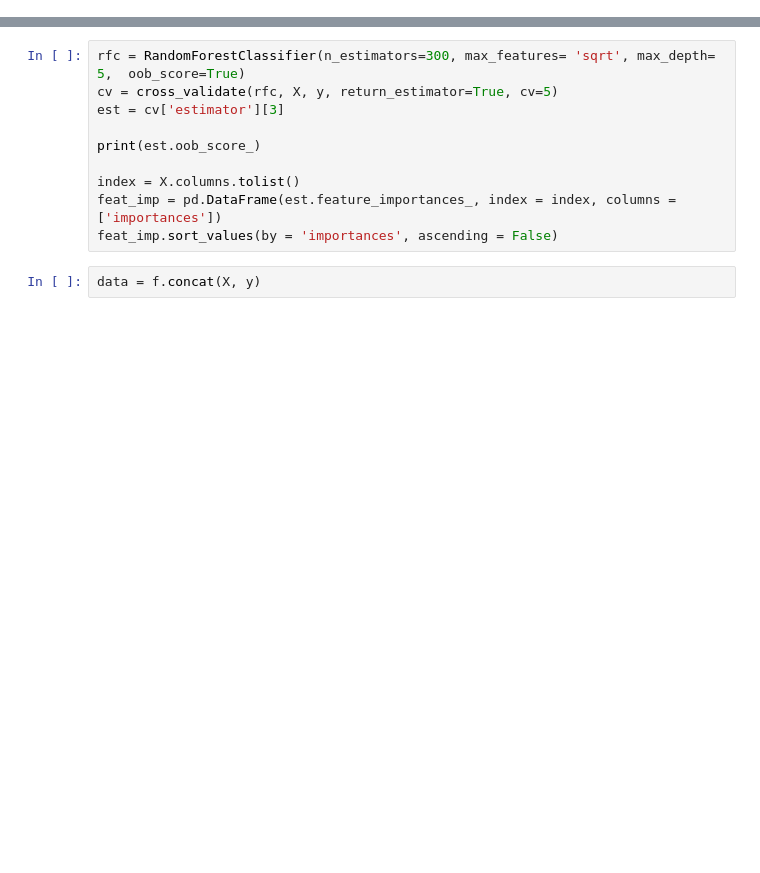
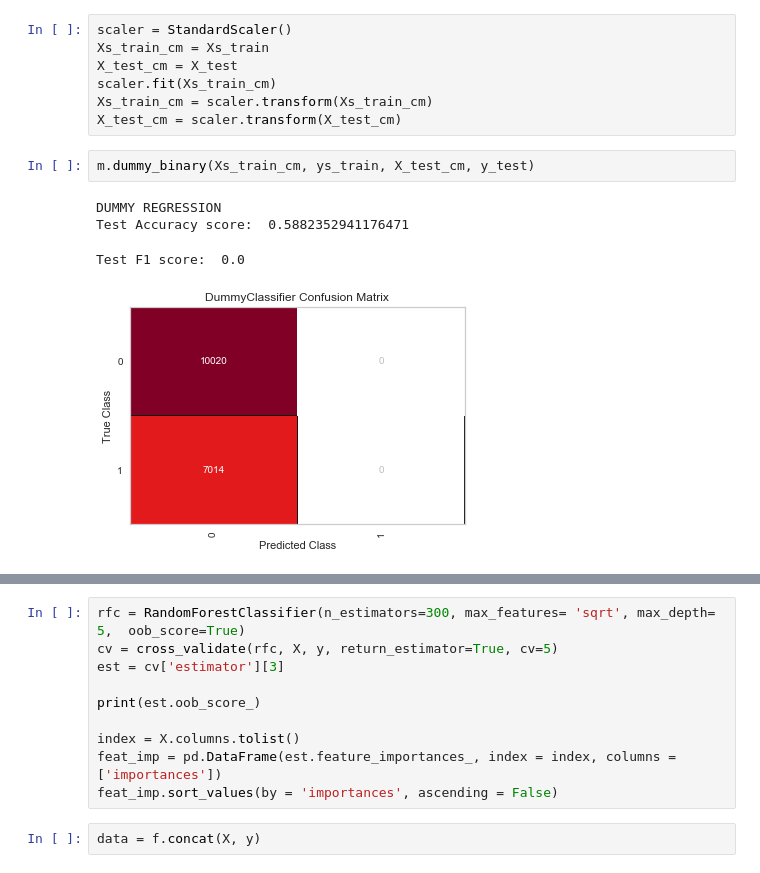
Before and after one commit to khayes847/Hospital_Readmittance_Rates_Diabetes, a Jupyter notebook: mod5.ipynb, the cells around one changed output, grey strips where cells are left out. Drawn from its saved outputs; the diff is of its cells as text; blank space fills up the shorter version.

```diff
--- a/mod5.ipynb
+++ b/mod5.ipynb
@@ -50,0 +222,14 @@ HBox(children=(IntProgress(value=0, description='Pandas Apply', max=99491, style
+# %%
+scaler = StandardScaler()
+Xs_train_cm = Xs_train
+X_test_cm = X_test
+scaler.fit(Xs_train_cm)
+Xs_train_cm = scaler.transform(Xs_train_cm)
+X_test_cm = scaler.transform(X_test_cm)
+# %%
+m.dummy_binary(Xs_train_cm, ys_train, X_test_cm, y_test)
+# %% [output]
+DUMMY REGRESSION
+Test Accuracy score:  0.5882352941176471
+Test F1 score:  0.0
+[figure, added]
```
Also changed, not shown: parts of 24 cells of this notebook, 4 other files.
